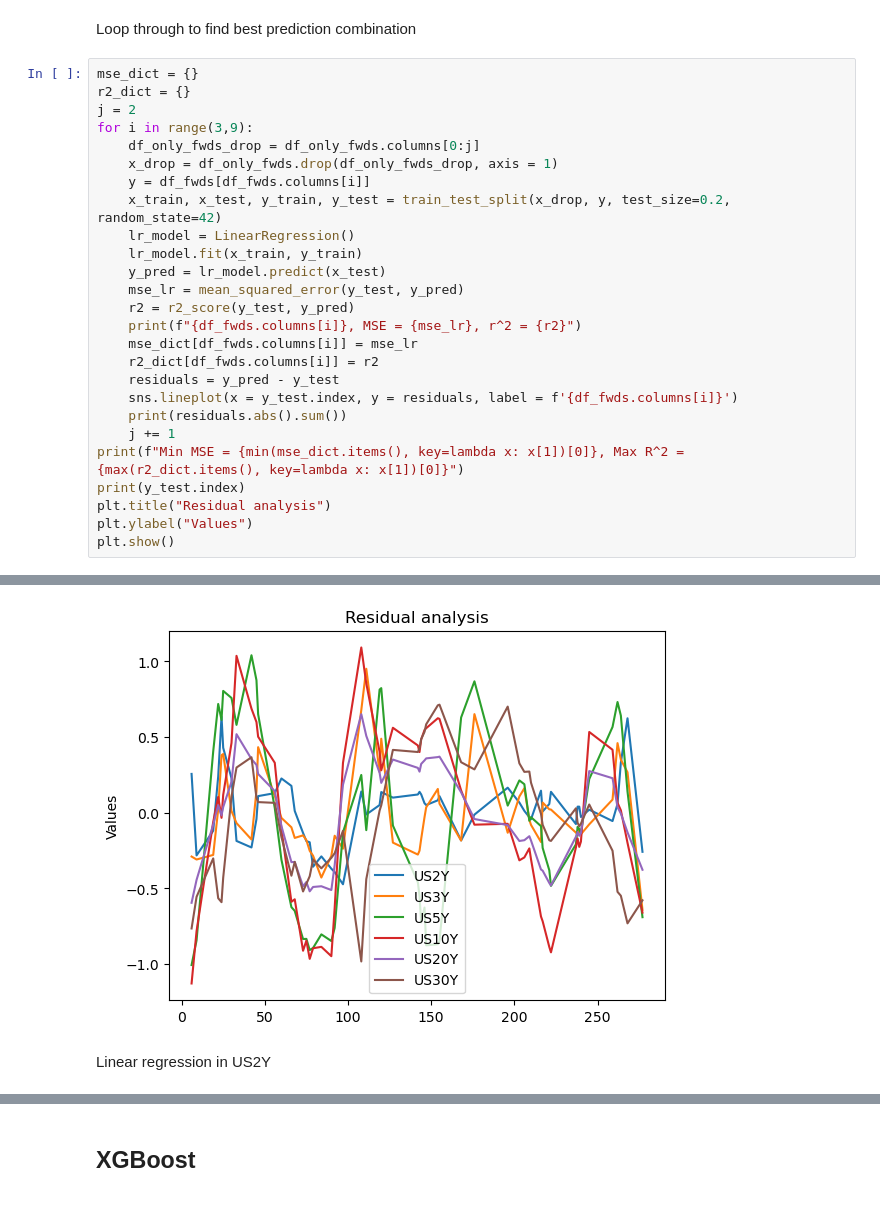
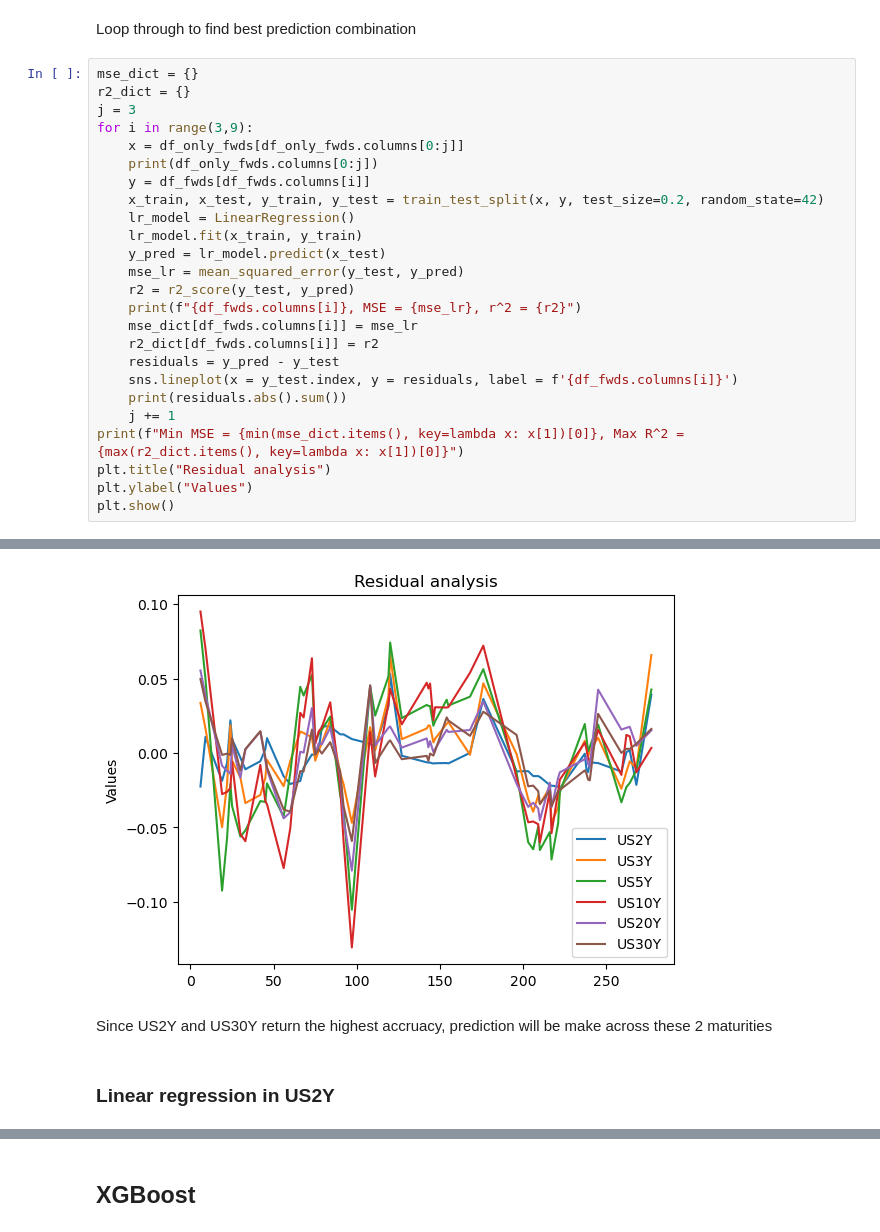
Before and after one commit to 123justinfung/PyStrats, a Jupyter notebook: Notebooks/Yield curve analysis.ipynb, the cells around one changed output, grey strips where cells are left out. Drawn from its saved outputs; the diff is of its cells as text.

```diff
--- a/Notebooks/Yield curve analysis.ipynb
+++ b/Notebooks/Yield curve analysis.ipynb
@@ -496,12 +496,12 @@ Loop through to find best prediction combination
 # %%
 mse_dict = {}
 r2_dict = {}
-j = 2
+j = 3
 for i in range(3,9):
-    df_only_fwds_drop = df_only_fwds.columns[0:j]
-    x_drop = df_only_fwds.drop(df_only_fwds_drop, axis = 1)
+    x = df_only_fwds[df_only_fwds.columns[0:j]]
+    print(df_only_fwds.columns[0:j])
     y = df_fwds[df_fwds.columns[i]]
-    x_train, x_test, y_train, y_test = train_test_split(x_drop, y, test_size=0.2, random_state=42)
+    x_train, x_test, y_train, y_test = train_test_split(x, y, test_size=0.2, random_state=42)
     lr_model = LinearRegression()
     lr_model.fit(x_train, y_train)
     y_pred = lr_model.predict(x_test)
@@ -515,7 +515,6 @@ for i in range(3,9):
     print(residuals.abs().sum())
     j += 1
 print(f"Min MSE = {min(mse_dict.items(), key=lambda x: x[1])[0]}, Max R^2 = {max(r2_dict.items(), key=lambda x: x[1])[0]}")
-print(y_test.index)
 plt.title("Residual analysis")
 plt.ylabel("Values")
 plt.show()
@@ -542,4 +541,6 @@ Int64Index([ 33, 108, 240, 259, 154,   9, 146, 203, 144, 155, 221,  92, 222,
-[figure, old version]
+[figure, new version]
+# %% [markdown]
+Since US2Y and US30Y return the highest accruacy, prediction will be make across these 2 maturities
 # %% [markdown]
-Linear regression in US2Y
+### Linear regression in US2Y
 # %%
```
Also changed, not shown: parts of 23 cells of this notebook.
